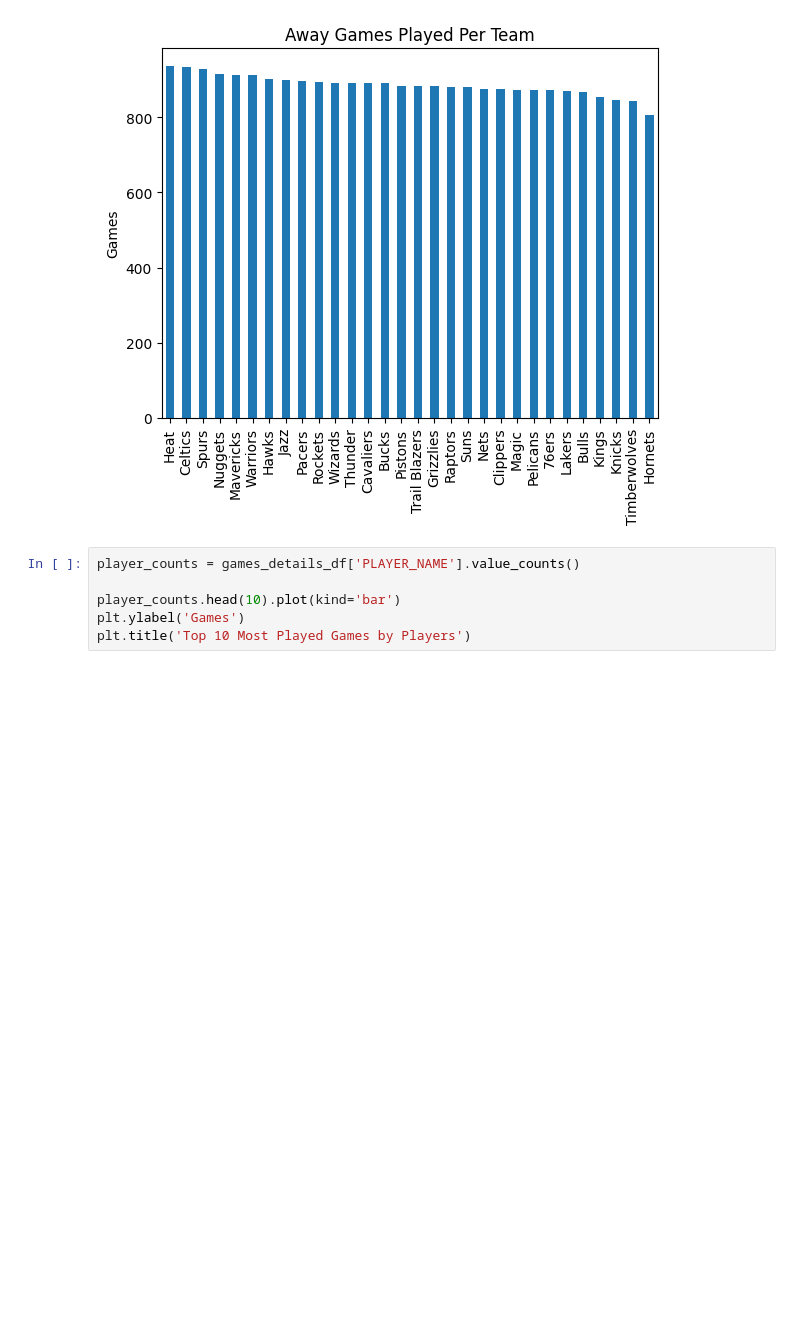
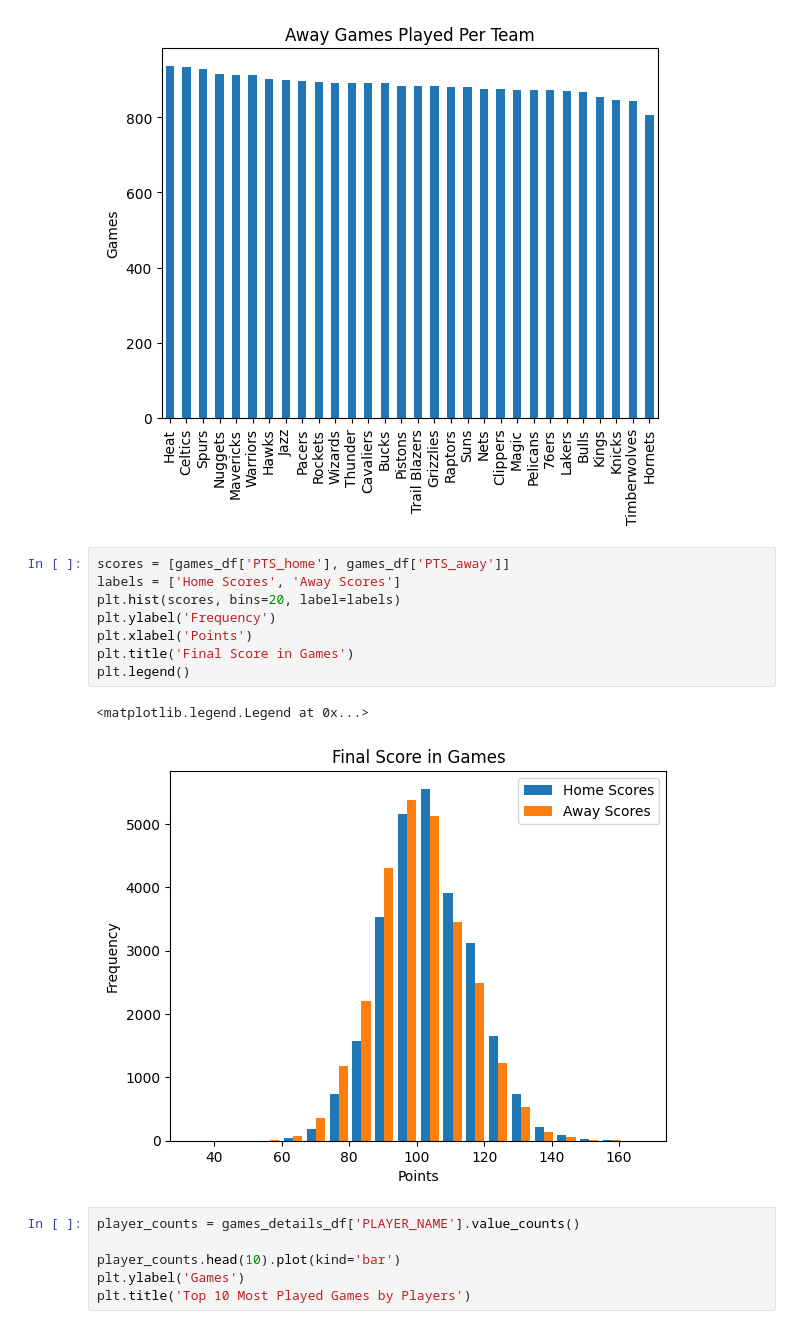
Before and after one commit to bferguson4/DATA, a Jupyter notebook: parlay_gpt.ipynb, the cells around one changed output. Saved outputs shown, nothing was run; the diff lists cells and outputs as text; blank space fills up the shorter version.

```diff
--- a/parlay_gpt.ipynb
+++ b/parlay_gpt.ipynb
@@ -241,6 +239,17 @@ plt.title('Away Games Played Per Team')
 # %% [output]
 Text(0.5, 1.0, 'Away Games Played Per Team')
 [figure]
+# %%
+scores = [games_df['PTS_home'], games_df['PTS_away']]
+labels = ['Home Scores', 'Away Scores']
+plt.hist(scores, bins=20, label=labels)
+plt.ylabel('Frequency')
+plt.xlabel('Points')
+plt.title('Final Score in Games')
+plt.legend()
+# %% [output]
+<matplotlib.legend.Legend at 0x...>
+[figure, added]
 # %%
 player_counts = games_details_df['PLAYER_NAME'].value_counts()
 
```
Also changed, not shown: parts of 5 cells of this notebook.
